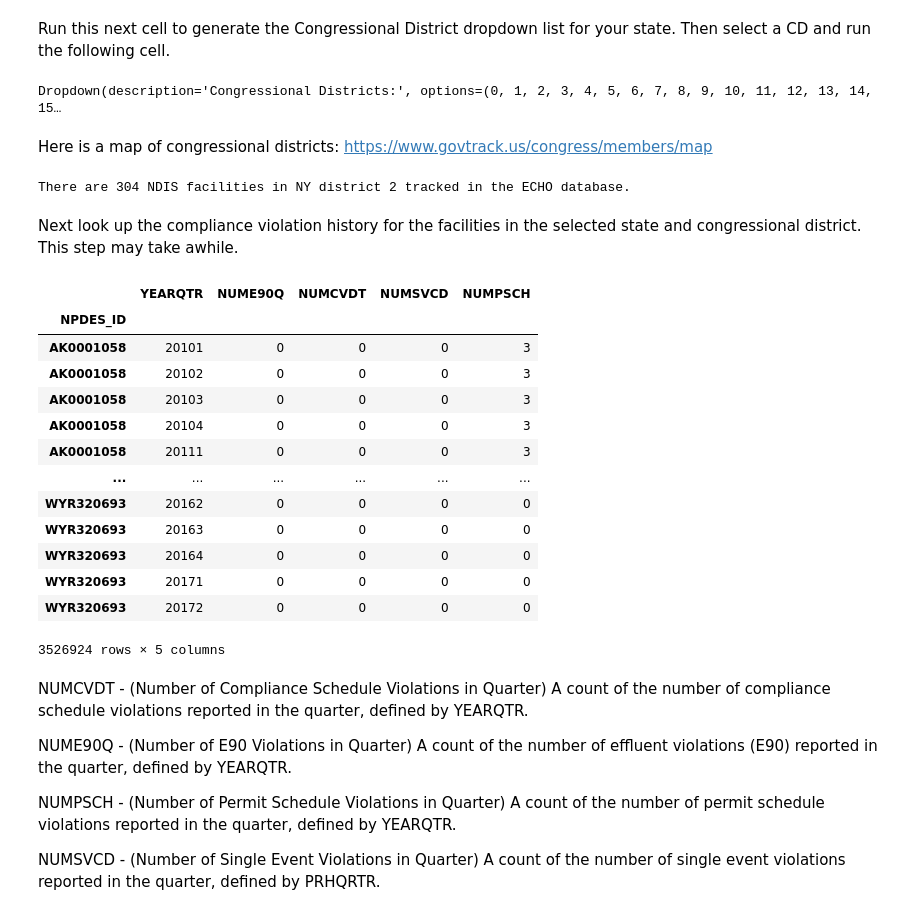
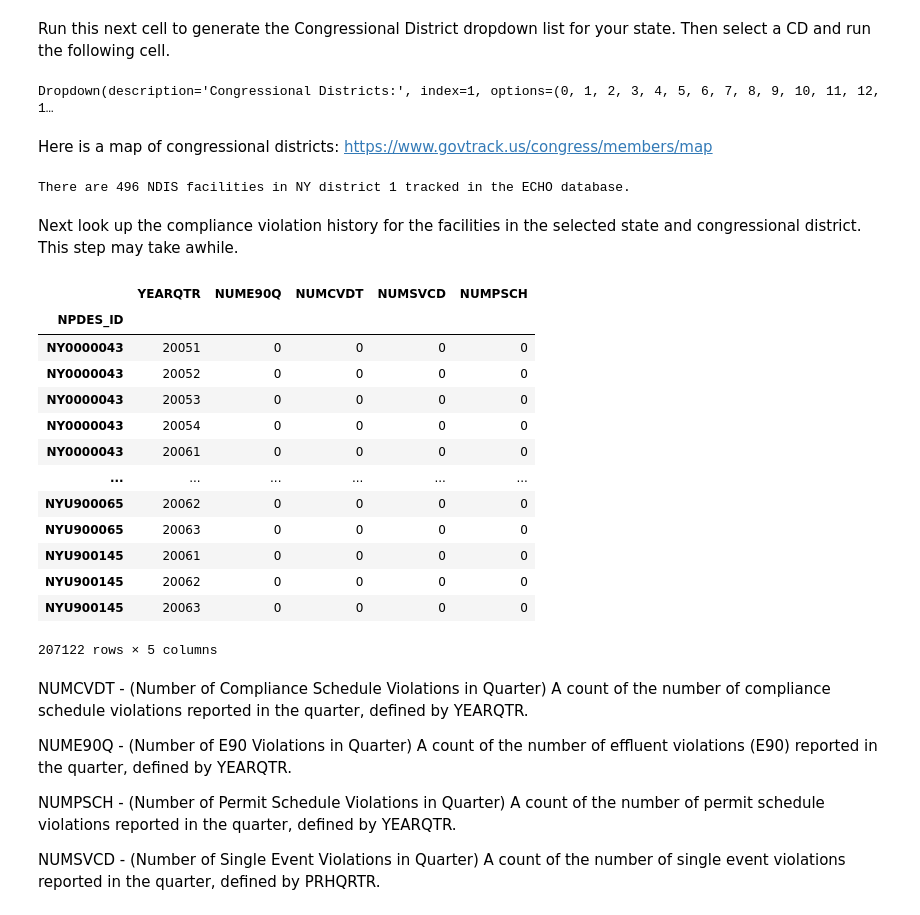
Before and after one commit to edgi-govdata-archiving/ECHO-Clean-Water-Act, a Jupyter notebook: echo-cwa-compliance-violations.ipynb, the cells around one changed output. Cells and saved outputs as stored; diff of their text form; code cells hidden in the pictures.

```diff
--- a/echo-cwa-compliance-violations.ipynb
+++ b/echo-cwa-compliance-violations.ipynb
@@ -100,52 +79,56 @@ my_state_facs
 Run this next cell to generate the Congressional District dropdown list for your state.  Then select a CD and run the following cell.
 # %%
 if (( my_state != 'none' ) & (my_state != 'all' )):
-    cd_array = my_state_facs["FAC_DERIVED_CD113"].fillna(0).astype(int).unique()
+    cd_array = echo_data["FAC_DERIVED_CD113"].fillna(0).astype(int).unique()
     cd_array.sort()
     w2=widgets.Dropdown(
         options=cd_array,
-        value=0,
+        value=1,
         description='Congressional Districts:',
         disabled=False,
     )
     display(w2)
 # %% [output]
-Dropdown(description='Congressional Districts:', options=(0, 1, 2, 3, 4, 5, 6, 7, 8, 9, 10, 11, 12, 13, 14, 15…
+Dropdown(description='Congressional Districts:', index=1, options=(0, 1, 2, 3, 4, 5, 6, 7, 8, 9, 10, 11, 12, 1…
 # %% [markdown]
 Here is a map of congressional districts: https://www.govtrack.us/congress/members/map
 # %%
 my_cd = w2.value
-my_cd_facs = my_state_facs[my_state_facs["FAC_DERIVED_CD113"].fillna(0).astype(int) == my_cd]
+my_cd_facs = echo_data[echo_data["FAC_DERIVED_CD113"].fillna(0).astype(int) == my_cd]
 num_facilities = my_cd_facs.shape[0]
 print("There are %s NDIS facilities in %s district %s tracked in the ECHO database." %(num_facilities, my_state, my_cd))
 # %% [output]
-There are 304 NDIS facilities in NY district 2 tracked in the ECHO database.
+There are 496 NDIS facilities in NY district 1 tracked in the ECHO database.
 # %% [markdown]
 Next look up the compliance violation history for the facilities in the selected
 state and congressional district.  This step may take awhile.
 # %%
+# The NPDES_ID is of the form GAISO1239, with the first two characters being the state abbreviation.
+# Use that in the query to reduce the number of records and speed up the execution.
+
 sql = "select NPDES_ID, YEARQTR, NUME90Q, NUMCVDT, NUMSVCD, NUMPSCH" + \
-    " from NPDES_QNCR_HISTORY where YEARQTR > 20100 and YEARQTR < 20200"
+    " from NPDES_QNCR_HISTORY where YEARQTR > 20050 and YEARQTR < 20200 and " \
+    " NPDES_ID like '" + my_state + "%'"
 url='http://apps.tlt.stonybrook.edu/echoepa/?query='
 data_location=url+urllib.parse.quote(sql)
 # print(sql)
 
 qncr_data = pd.read_csv(data_location,header = 0)
 qncr_data.set_index( "NPDES_ID", inplace=True)
 qncr_data
 # %% [output]
 |  | YEARQTR | NUME90Q | NUMCVDT | NUMSVCD | NUMPSCH |
 | NPDES_ID |  |  |  |  |  |
-| AK0001058 | 20101 | 0 | 0 | 0 | 3 |
-| AK0001058 | 20102 | 0 | 0 | 0 | 3 |
-| AK0001058 | 20103 | 0 | 0 | 0 | 3 |
-| AK0001058 | 20104 | 0 | 0 | 0 | 3 |
-| AK0001058 | 20111 | 0 | 0 | 0 | 3 |
+| NY0000043 | 20051 | 0 | 0 | 0 | 0 |
+| NY0000043 | 20052 | 0 | 0 | 0 | 0 |
+| NY0000043 | 20053 | 0 | 0 | 0 | 0 |
+| NY0000043 | 20054 | 0 | 0 | 0 | 0 |
+| NY0000043 | 20061 | 0 | 0 | 0 | 0 |
 | ... | ... | ... | ... | ... | ... |
-| WYR320693 | 20162 | 0 | 0 | 0 | 0 |
-| WYR320693 | 20163 | 0 | 0 | 0 | 0 |
-| WYR320693 | 20164 | 0 | 0 | 0 | 0 |
-| WYR320693 | 20171 | 0 | 0 | 0 | 0 |
-| WYR320693 | 20172 | 0 | 0 | 0 | 0 |
+| NYU900065 | 20062 | 0 | 0 | 0 | 0 |
+| NYU900065 | 20063 | 0 | 0 | 0 | 0 |
+| NYU900145 | 20061 | 0 | 0 | 0 | 0 |
+| NYU900145 | 20062 | 0 | 0 | 0 | 0 |
+| NYU900145 | 20063 | 0 | 0 | 0 | 0 |
-3526924 rows × 5 columns
+207122 rows × 5 columns
 # %%
```
Also changed, not shown: parts of 19 cells of this notebook.
